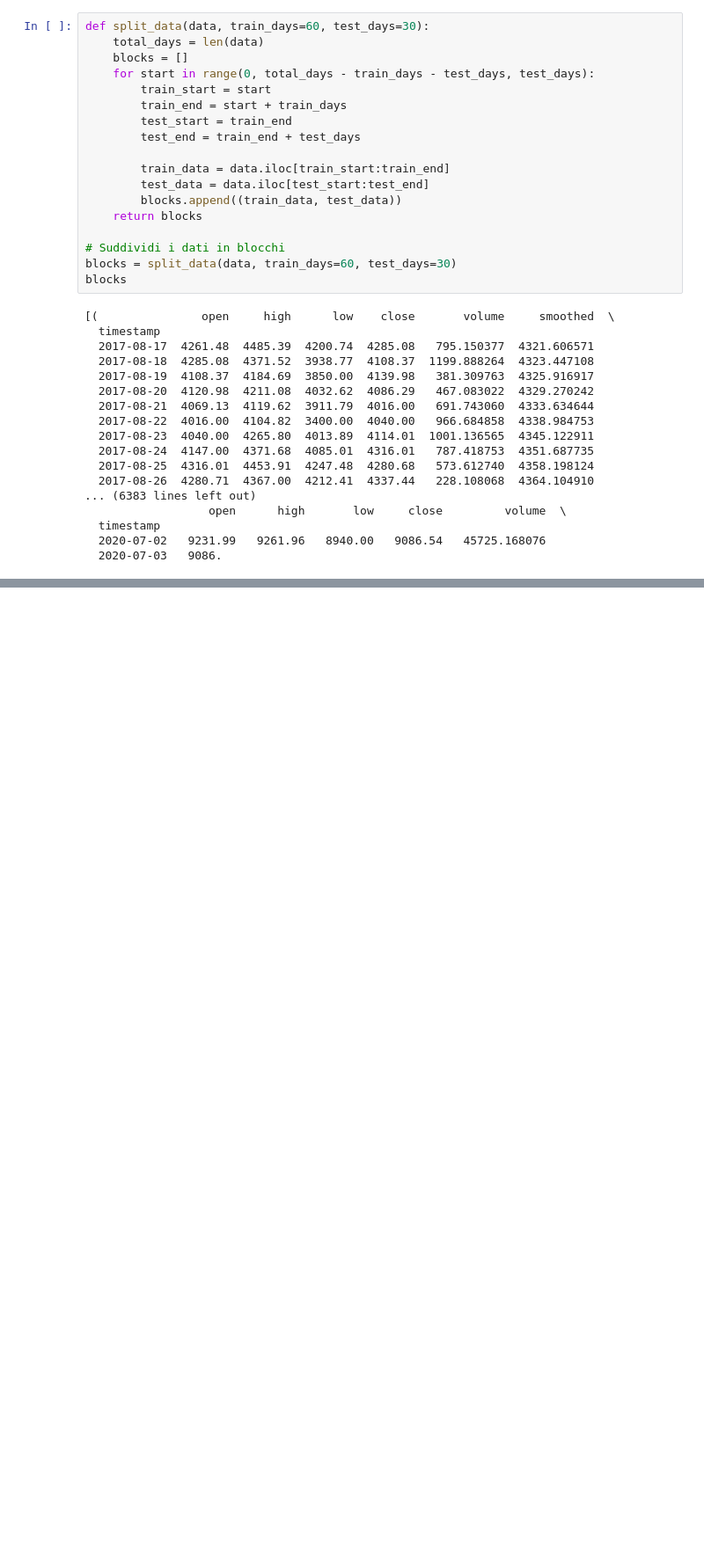
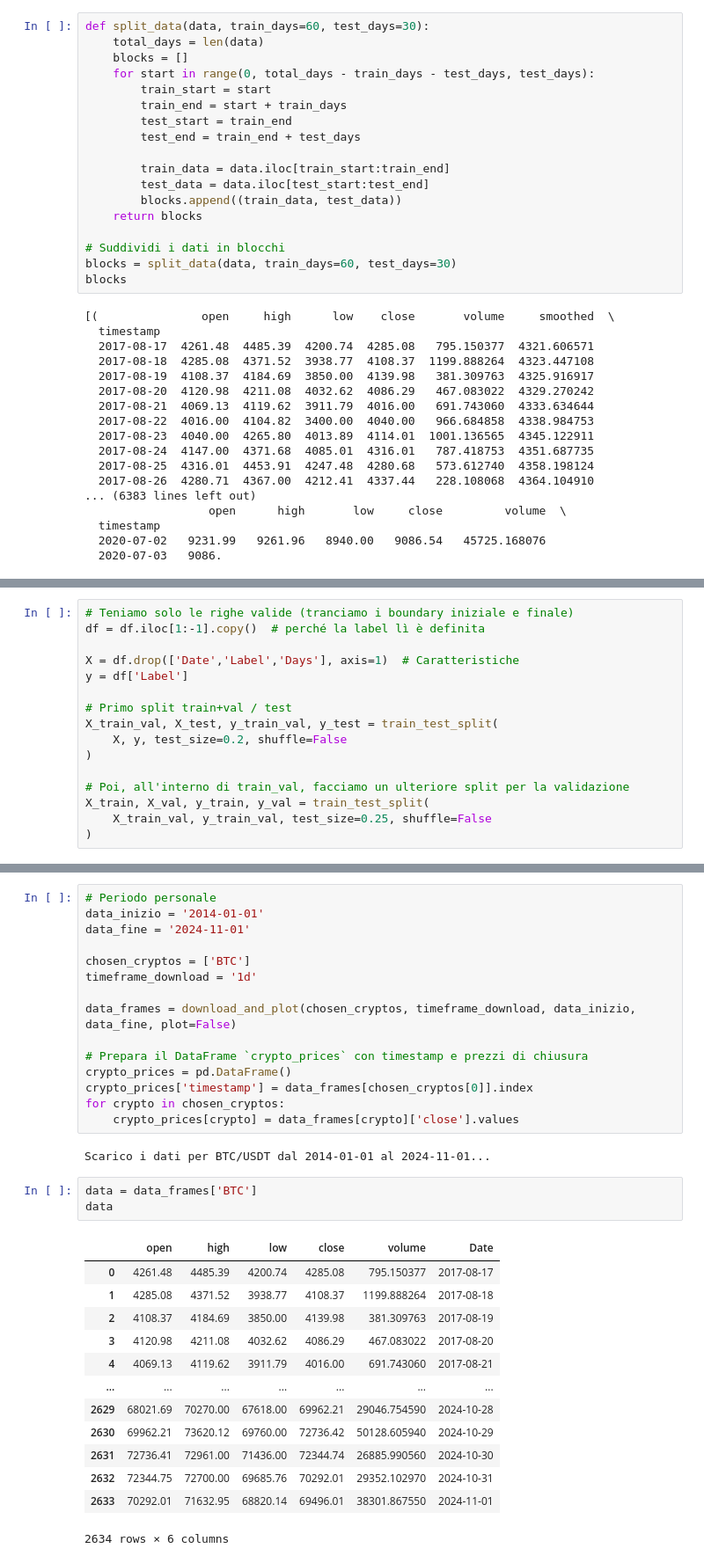
Before and after one commit to AleImbri/Crypto-machine-learning, a Jupyter notebook: Analisi ciclica.ipynb, the cells around one changed output, grey strips where cells are left out. Shown at 88% size. Cells and saved outputs as stored; diff of their text form; blank space fills up the shorter version.

```diff
--- a/Analisi ciclica.ipynb
+++ b/Analisi ciclica.ipynb
@@ -652,0 +735,16 @@ blocks
+# %%
+# Teniamo solo le righe valide (tranciamo i boundary iniziale e finale)
+df = df.iloc[1:-1].copy()  # perché la label lì è definita
+
+X = df.drop(['Date','Label','Days'], axis=1)  # Caratteristiche
+y = df['Label']
+
+# Primo split train+val / test
+X_train_val, X_test, y_train_val, y_test = train_test_split(
+    X, y, test_size=0.2, shuffle=False
+)
+
+# Poi, all'interno di train_val, facciamo un ulteriore split per la validazione
+X_train, X_val, y_train, y_val = train_test_split(
+    X_train_val, y_train_val, test_size=0.25, shuffle=False
+)
@@ -652,0 +920,34 @@ blocks
+# %%
+# Periodo personale
+data_inizio = '2014-01-01'
+data_fine = '2024-11-01'
+
+chosen_cryptos = ['BTC']
+timeframe_download = '1d'
+
+data_frames = download_and_plot(chosen_cryptos, timeframe_download, data_inizio, data_fine, plot=False)
+
+# Prepara il DataFrame `crypto_prices` con timestamp e prezzi di chiusura
+crypto_prices = pd.DataFrame()
+crypto_prices['timestamp'] = data_frames[chosen_cryptos[0]].index
+for crypto in chosen_cryptos:
+    crypto_prices[crypto] = data_frames[crypto]['close'].values
+# %% [output]
+Scarico i dati per BTC/USDT dal 2014-01-01 al 2024-11-01...
+# %%
+data = data_frames['BTC']
+data
+# %% [output]
+|  | open | high | low | close | volume | Date |
+| 0 | 4261.48 | 4485.39 | 4200.74 | 4285.08 | 795.150377 | 2017-08-17 |
+| 1 | 4285.08 | 4371.52 | 3938.77 | 4108.37 | 1199.888264 | 2017-08-18 |
+| 2 | 4108.37 | 4184.69 | 3850.00 | 4139.98 | 381.309763 | 2017-08-19 |
+| 3 | 4120.98 | 4211.08 | 4032.62 | 4086.29 | 467.083022 | 2017-08-20 |
+| 4 | 4069.13 | 4119.62 | 3911.79 | 4016.00 | 691.743060 | 2017-08-21 |
+| ... | ... | ... | ... | ... | ... | ... |
+| 2629 | 68021.69 | 70270.00 | 67618.00 | 69962.21 | 29046.754590 | 2024-10-28 |
+| 2630 | 69962.21 | 73620.12 | 69760.00 | 72736.42 | 50128.605940 | 2024-10-29 |
+| 2631 | 72736.41 | 72961.00 | 71436.00 | 72344.74 | 26885.990560 | 2024-10-30 |
+| 2632 | 72344.75 | 72700.00 | 69685.76 | 70292.01 | 29352.102970 | 2024-10-31 |
+| 2633 | 70292.01 | 71632.95 | 68820.14 | 69496.01 | 38301.867550 | 2024-11-01 |
+2634 rows × 6 columns
```
Also changed, not shown: parts of 36 cells of this notebook.
